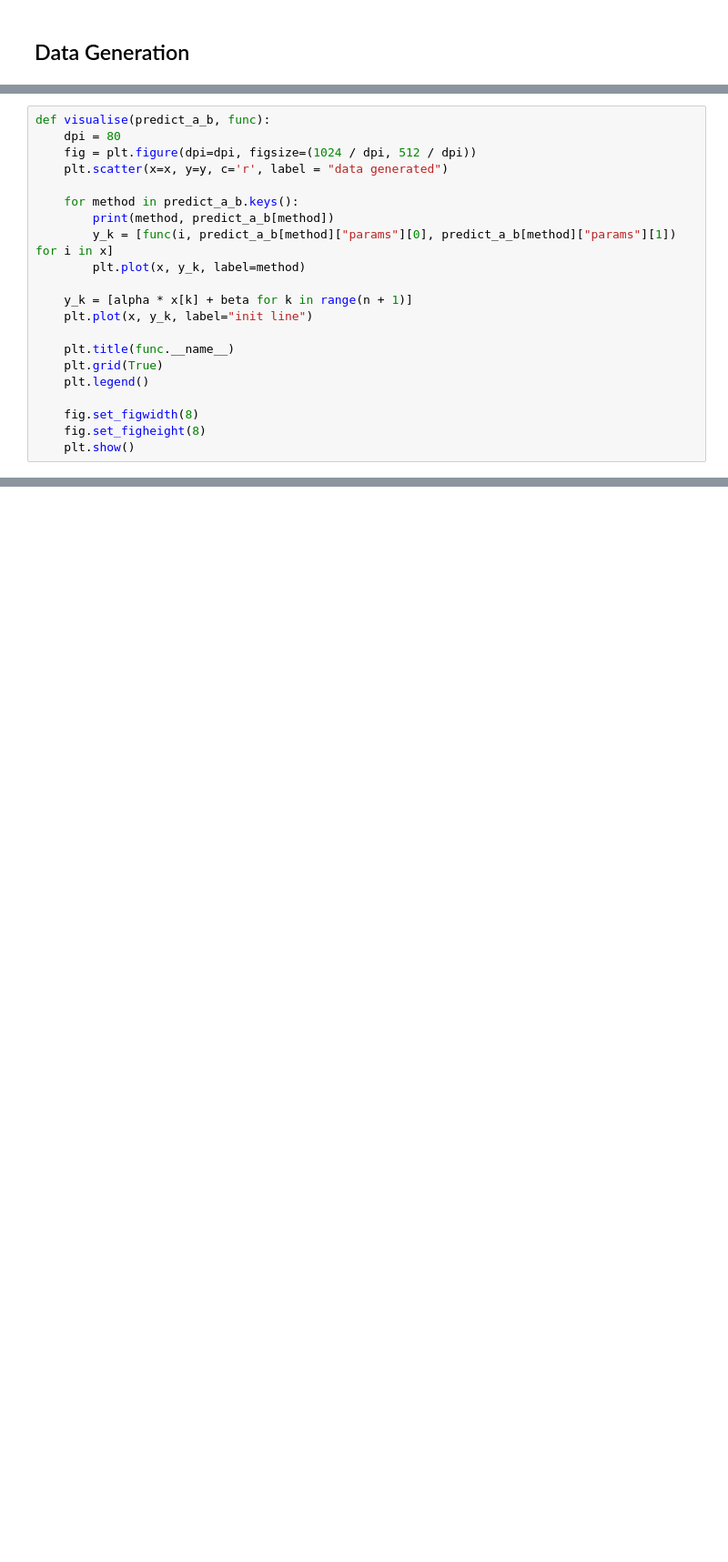
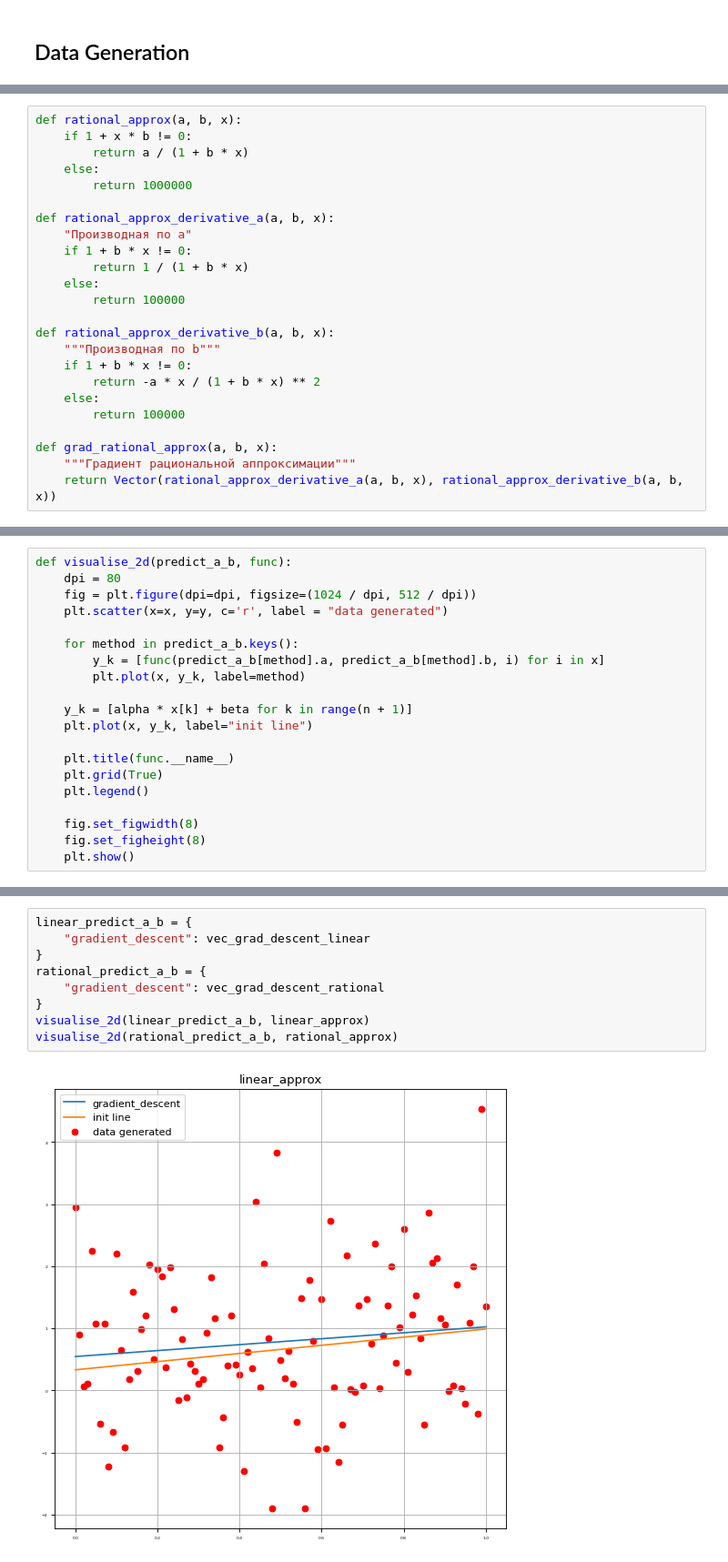
Before and after one commit to Emidiant/analysis-and-development-of-algorithms, a Jupyter notebook: task_3.ipynb, the cells around one changed output, grey strips where cells are left out. Shown at 91% size. Drawn from its saved outputs; the diff is of its cells as text; blank space fills up the shorter version.

Commit message:
Initialization and implementation of the gradient descent algorithm

```diff
--- a/task_3.ipynb
+++ b/task_3.ipynb
@@ -27,0 +39,24 @@ y = [alpha * x[k] + beta + random.normalvariate(0, 1) for k in range(n + 1)]
+# %%
+def rational_approx(a, b, x):
+    if 1 + x * b != 0:
+        return a / (1 + b * x)
+    else:
+        return 1000000
+
+def rational_approx_derivative_a(a, b, x):
+    "Производная по a"
+    if 1 + b * x != 0:
+        return 1 / (1 + b * x)
+    else:
+        return 100000
+
+def rational_approx_derivative_b(a, b, x):
+    """Производная по b"""
+    if 1 + b * x != 0:
+        return -a * x / (1 + b * x) ** 2
+    else:
+        return 100000
+
+def grad_rational_approx(a, b, x):
+    """Градиент рациональной аппроксимации"""
+    return Vector(rational_approx_derivative_a(a, b, x), rational_approx_derivative_b(a, b, x))
@@ -28,12 +134,11 @@ y = [alpha * x[k] + beta + random.normalvariate(0, 1) for k in range(n + 1)]
 # %%
-def visualise(predict_a_b, func):
+def visualise_2d(predict_a_b, func):
     dpi = 80
     fig = plt.figure(dpi=dpi, figsize=(1024 / dpi, 512 / dpi))
     plt.scatter(x=x, y=y, c='r', label = "data generated")
 
     for method in predict_a_b.keys():
-        print(method, predict_a_b[method])
-        y_k = [func(i, predict_a_b[method]["params"][0], predict_a_b[method]["params"][1]) for i in x]
+        y_k = [func(predict_a_b[method].a, predict_a_b[method].b, i) for i in x]
         plt.plot(x, y_k, label=method)
 
     y_k = [alpha * x[k] + beta for k in range(n + 1)]
@@ -57,0 +305,11 @@ visualise(linear_predict_a_b, linear_approx)
+# %%
+linear_predict_a_b = {
+    "gradient_descent": vec_grad_descent_linear
+}
+rational_predict_a_b = {
+    "gradient_descent": vec_grad_descent_rational
+}
+visualise_2d(linear_predict_a_b, linear_approx)
+visualise_2d(rational_predict_a_b, rational_approx)
+# %% [output]
+[figure, added]
```
Also changed, not shown: parts of 24 cells of this notebook.
